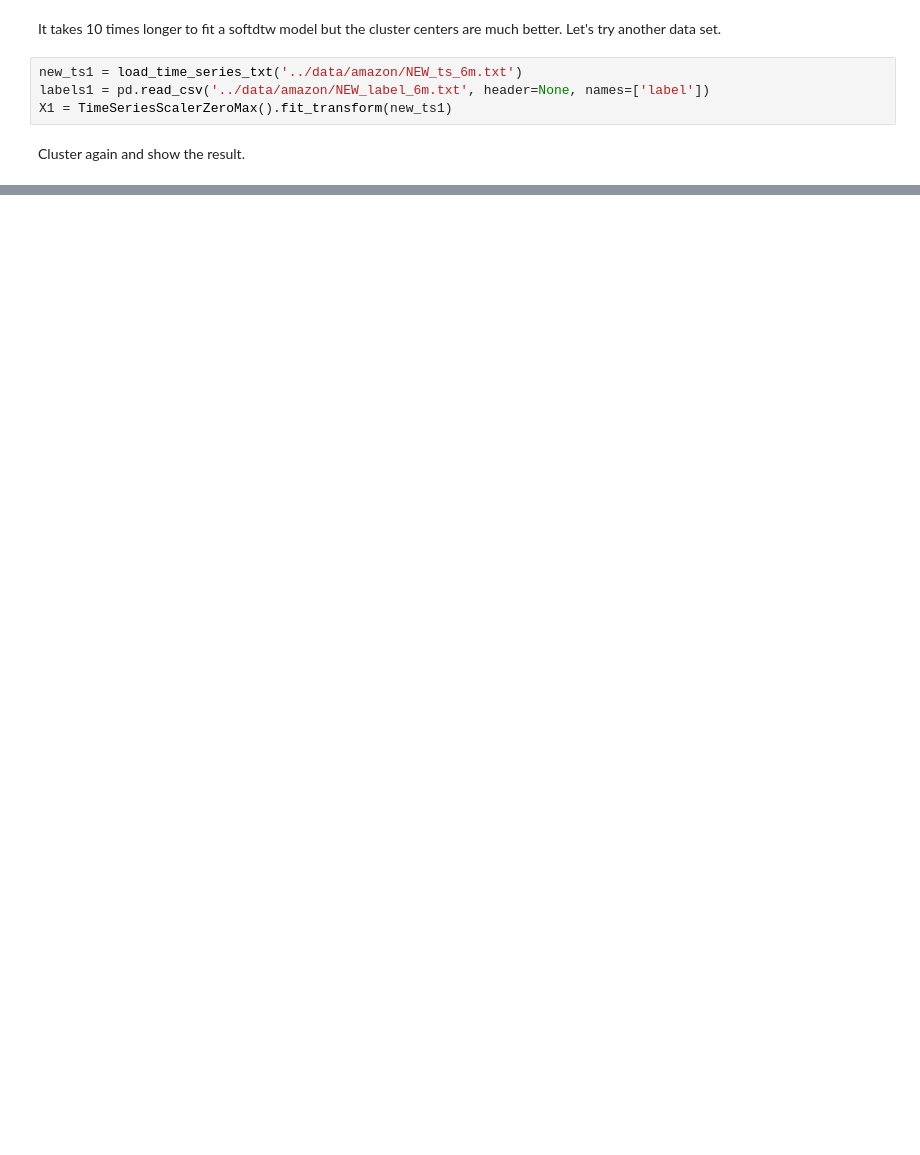
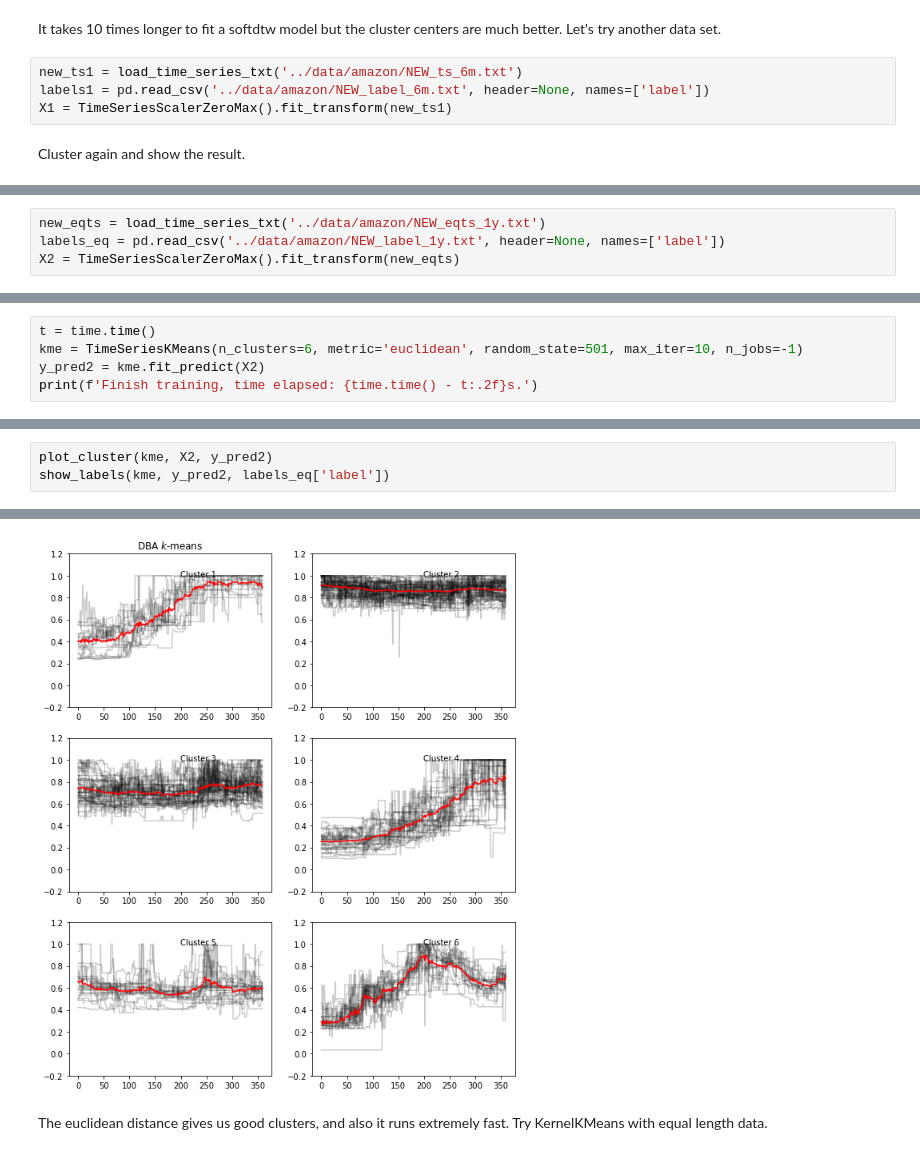
Before and after one commit to jingshenSN2/pc-hardware-ml-2021, a Jupyter notebook: cluster/amazon.ipynb, the cells around one changed output, grey strips where cells are left out. Saved outputs shown, nothing was run; the diff lists cells and outputs as text; blank space fills up the shorter version.

```diff
--- a/cluster/amazon.ipynb
+++ b/cluster/amazon.ipynb
@@ -188,0 +195,4 @@ Cluster 10:
+# %%
+new_eqts = load_time_series_txt('../data/amazon/NEW_eqts_1y.txt')
+labels_eq = pd.read_csv('../data/amazon/NEW_label_1y.txt', header=None, names=['label'])
+X2 = TimeSeriesScalerZeroMax().fit_transform(new_eqts)
@@ -188,0 +201,5 @@ Cluster 10:
+# %%
+t = time.time()
+kme = TimeSeriesKMeans(n_clusters=6, metric='euclidean', random_state=501, max_iter=10, n_jobs=-1)
+y_pred2 = kme.fit_predict(X2)
+print(f'Finish training, time elapsed: {time.time() - t:.2f}s.')
@@ -188,0 +208,4 @@ Cluster 10:
+# %%
+plot_cluster(kme, X2, y_pred2)
+show_labels(kme, y_pred2, labels_eq['label'])
+# %% [output]
@@ -188,0 +229,4 @@ Cluster 10:
+[figure, added]
+# %% [markdown]
+The euclidean distance gives us good clusters, and also it runs extremely fast.
+Try KernelKMeans with equal length data.
```
Also changed, not shown: parts of 17 cells of this notebook.
